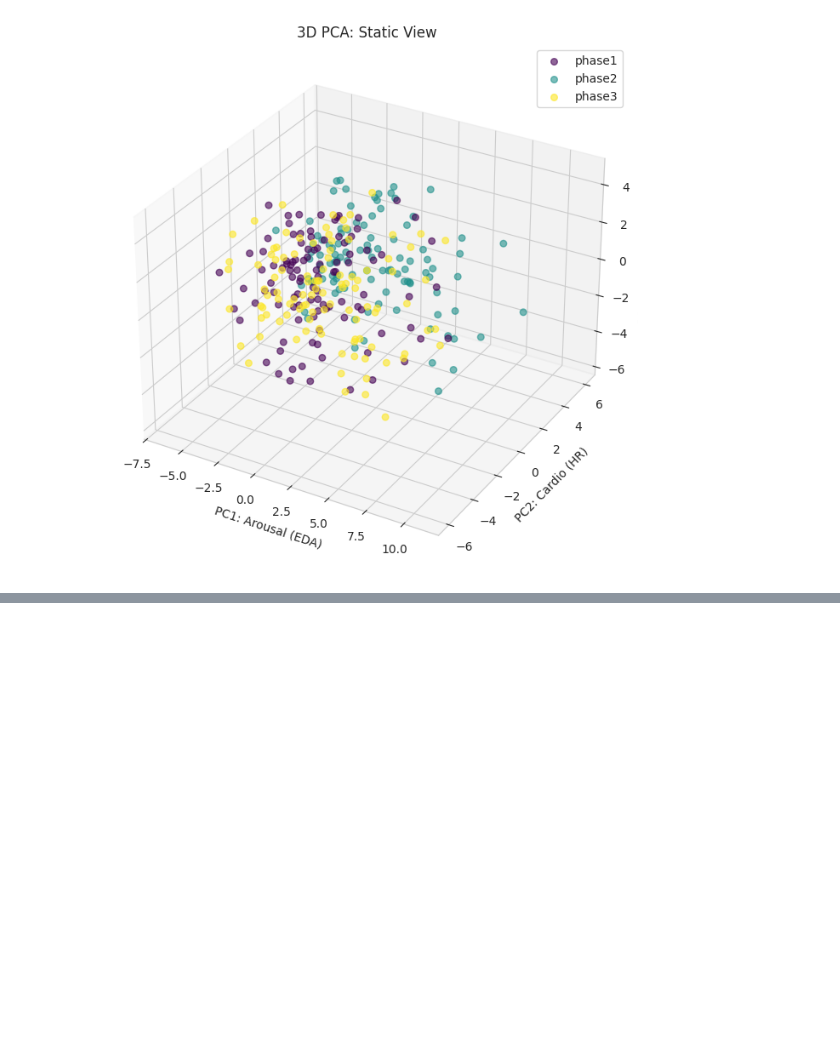
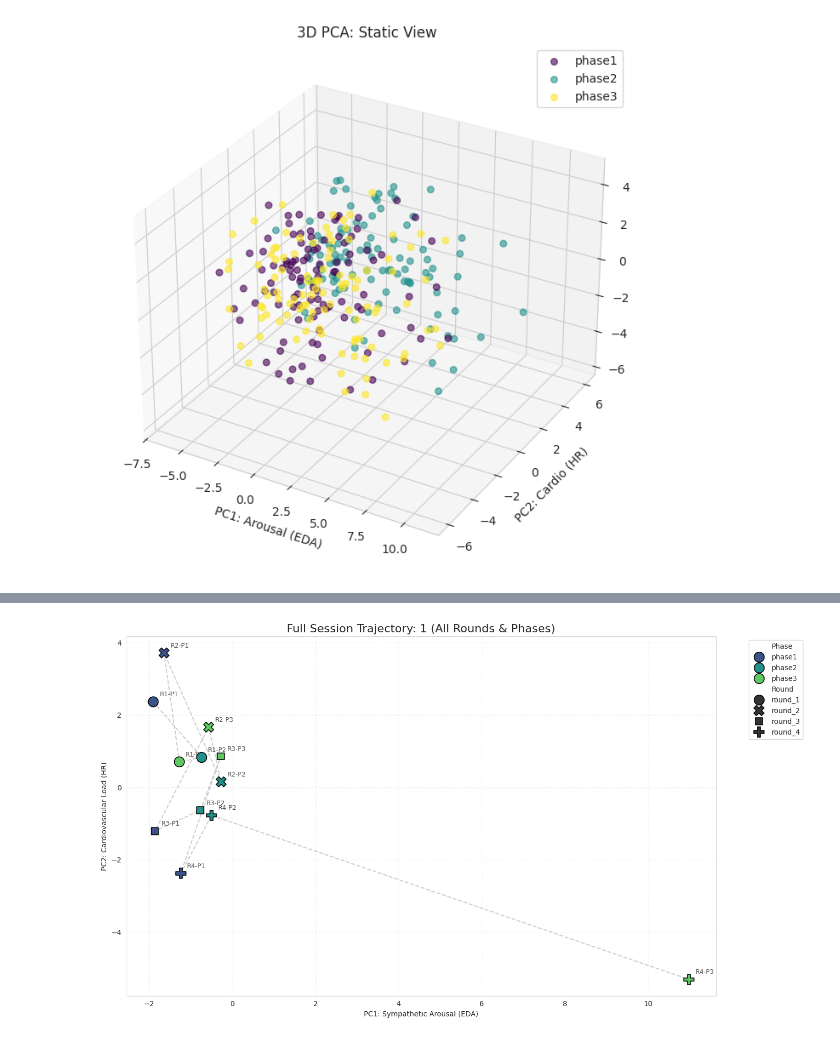
Before and after one commit to VertrauenGuard/cda-case2, a Jupyter notebook: data_analysis.ipynb, the cells around one changed output, grey strips where cells are left out. Drawn from its saved outputs; the diff is of its cells as text; code cells hidden in the pictures; blank space fills up the shorter version.

```diff
--- a/data_analysis.ipynb
+++ b/data_analysis.ipynb
@@ -1345,0 +1396,46 @@ plt.show()
+# %%
+import matplotlib.pyplot as plt
+import seaborn as sns
+
+# 1. Select the same individual
+target_id = viz_df['Individual'].unique()[0]
+ind_df = viz_df[viz_df['Individual'] == target_id].copy()
+
+# 2. Sort the data chronologically so the line follows the actual time path
+# We assume 'Round' and 'Phase' represent the time sequence
+ind_df = ind_df.sort_values(by=['Round', 'Phase'])
+
+plt.figure(figsize=(14, 8))
+
+# Draw the 'Time Path' - this connects the dots in order of occurrence
+plt.plot(ind_df['PC1'], ind_df['PC2'], color='black', alpha=0.2, linestyle='--', zorder=1)
+
+# Plot the points, colored by Phase and styled by Round
+# This lets you see the "Loop" for each round
+sns.scatterplot(
+    data=ind_df,
+    x='PC1', y='PC2',
+    hue='Phase',
+    style='Round', # Different shapes for different rounds
+    s=200,
+    palette='viridis',
+    edgecolor='black',
+    zorder=5
+)
+
+# Label every single point with its Round and Phase
+for i, row in ind_df.iterrows():
+    # Example label: R1-P2
+    label = f"{str(row['Round']).replace('round_', 'R')}-{str(row['Phase']).replace('phase', 'P')}"
+    plt.text(row['PC1']+0.15, row['PC2']+0.15, label, fontsize=9, alpha=0.8)
+
+plt.title(f'Full Session Trajectory: {target_id} (All Rounds & Phases)', fontsize=16)
+plt.xlabel('PC1: Sympathetic Arousal (EDA)')
+plt.ylabel('PC2: Cardiovascular Load (HR)')
+plt.grid(True, linestyle=':', alpha=0.4)
+plt.legend(bbox_to_anchor=(1.05, 1), loc='upper left')
+
+plt.tight_layout()
+plt.show()
+# %% [output]
+[figure, added]
```
Also changed, not shown: parts of 3 cells of this notebook, 1 other file.
